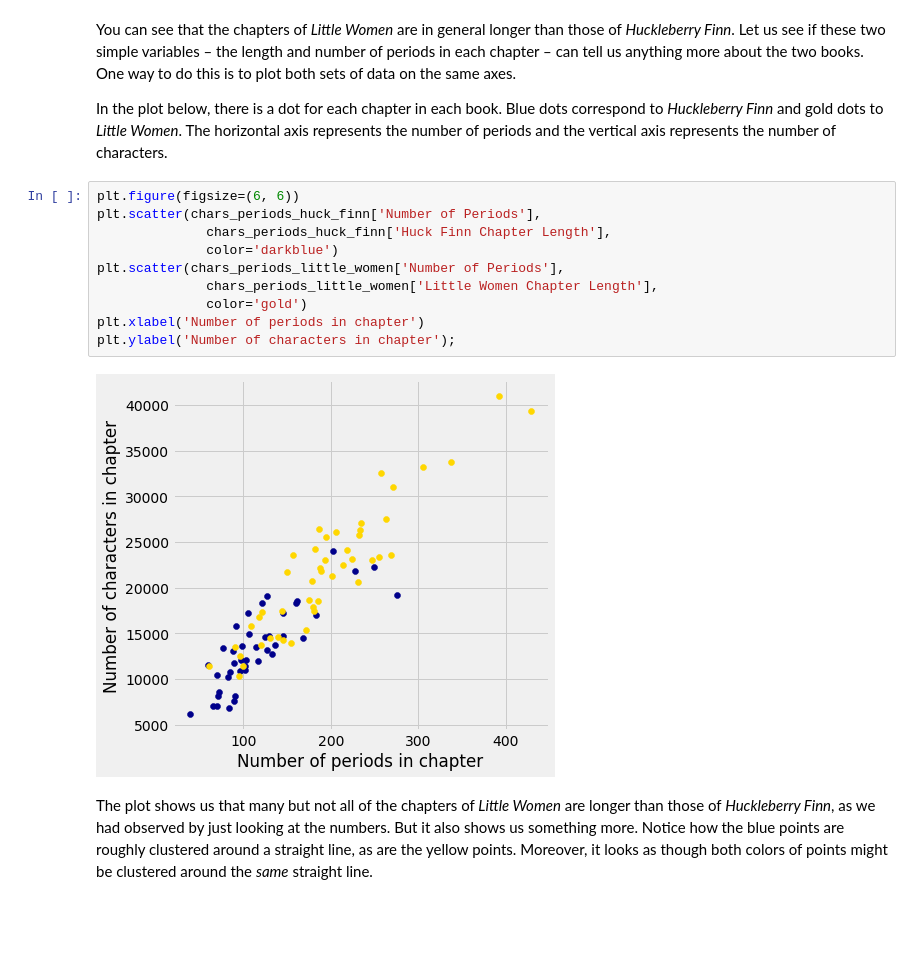
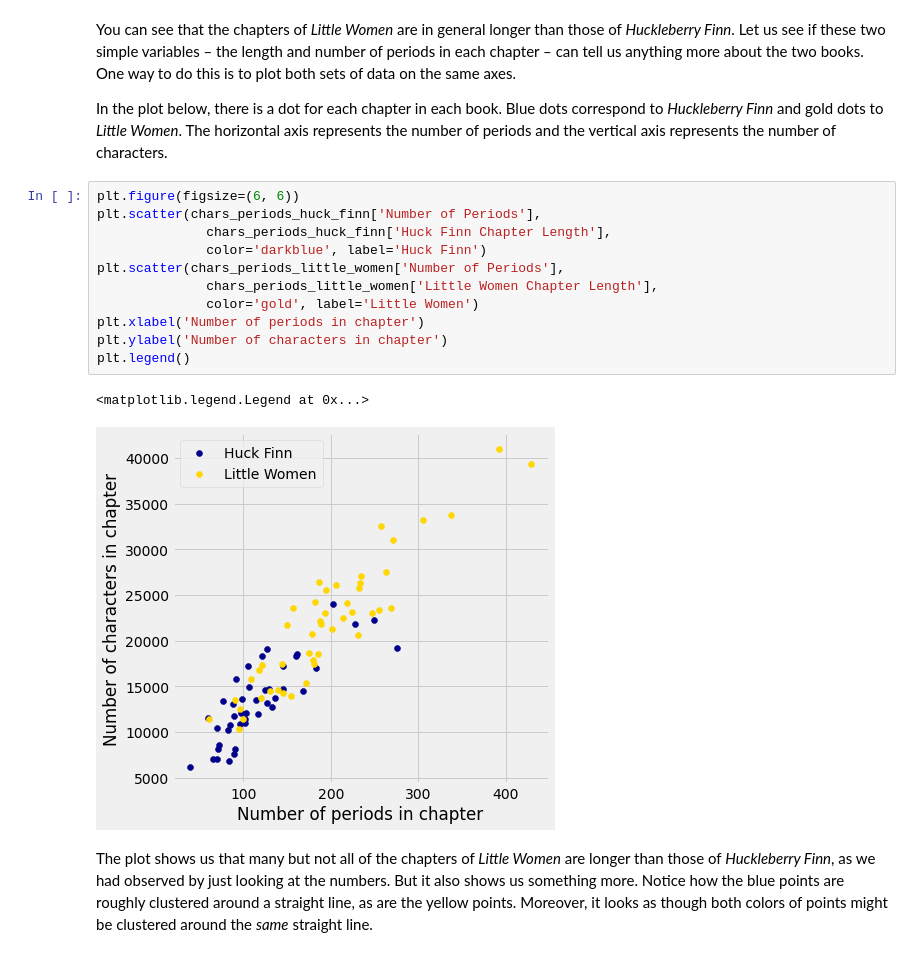
Before and after one commit to floreencia/textbook-flo, a Jupyter notebook: chapters/01/3/2/Another_Kind_Of_Character.ipynb, the cells around one changed output. Saved outputs shown, nothing was run; the diff lists cells and outputs as text; blank space fills up the shorter version.

Commit message:
add plot labels

```diff
--- a/chapters/01/3/2/Another_Kind_Of_Character.ipynb
+++ b/chapters/01/3/2/Another_Kind_Of_Character.ipynb
@@ -89,15 +89,17 @@ In the plot below, there is a dot for each chapter in each book. Blue dots corre
 # %%
 plt.figure(figsize=(6, 6))
 plt.scatter(chars_periods_huck_finn['Number of Periods'],
               chars_periods_huck_finn['Huck Finn Chapter Length'],
-              color='darkblue')
+              color='darkblue', label='Huck Finn')
 plt.scatter(chars_periods_little_women['Number of Periods'],
               chars_periods_little_women['Little Women Chapter Length'],
-              color='gold')
+              color='gold', label='Little Women')
 plt.xlabel('Number of periods in chapter')
-plt.ylabel('Number of characters in chapter');
+plt.ylabel('Number of characters in chapter')
+plt.legend()
 # %% [output]
+<matplotlib.legend.Legend at 0x...>
-[figure, old version]
+[figure, new version]
 # %% [markdown]
 The plot shows us that many but not all of the chapters of *Little Women* are longer than those of *Huckleberry Finn*, as we had observed by just looking at the numbers. But it also shows us something more. Notice how the blue points are roughly clustered around a straight line, as are the yellow points. Moreover, it looks as though both colors of points might be clustered around the *same* straight line.
 # %% [markdown]
```
